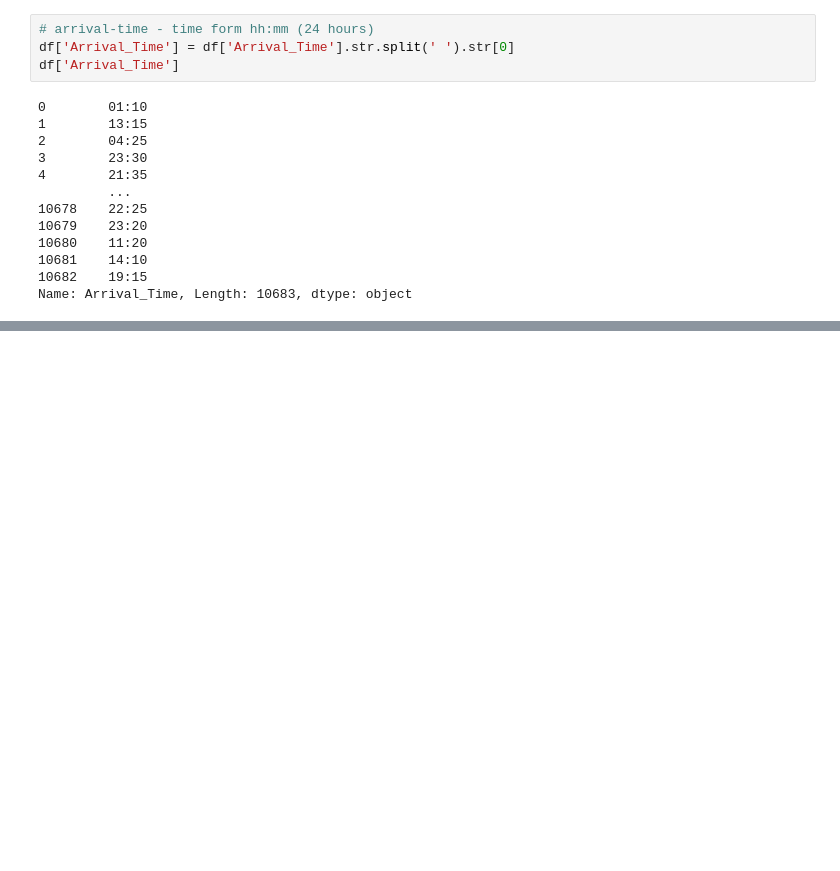
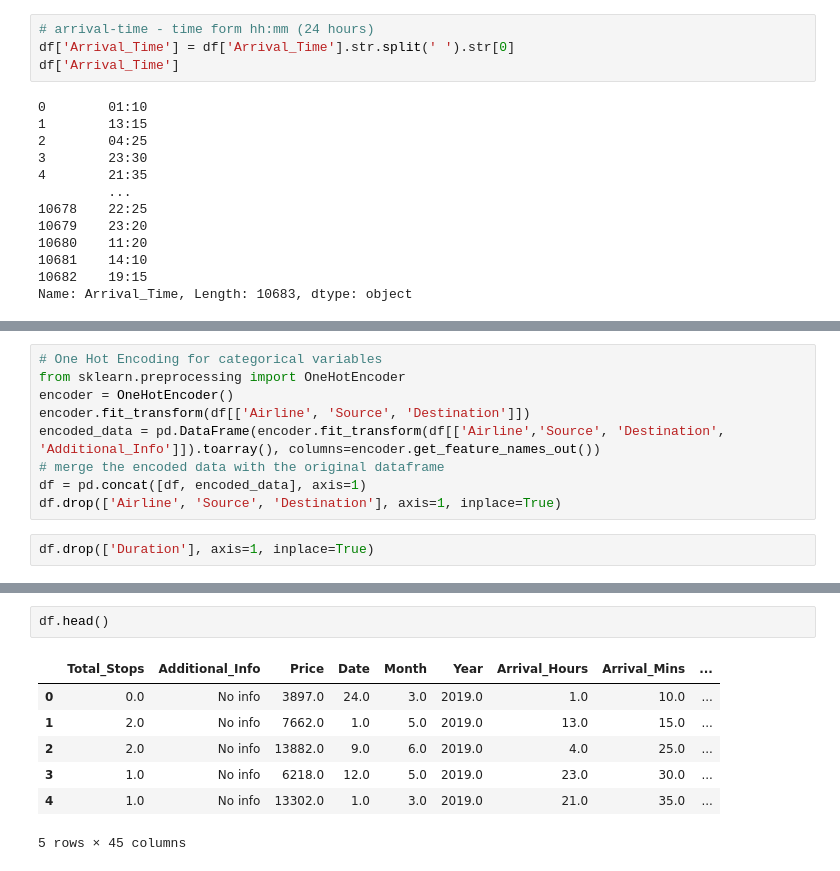
Before and after one commit to abhik12295/Data-Science-Learning, a Jupyter notebook: Core ML Topics/3. EDA & FE with Datasets/Flight_price.ipynb, the cells around one changed output, grey strips where cells are left out. Saved outputs shown, nothing was run; the diff lists cells and outputs as text; blank space fills up the shorter version.

```diff
--- a/Core ML Topics/3. EDA & FE with Datasets/Flight_price.ipynb
+++ b/Core ML Topics/3. EDA & FE with Datasets/Flight_price.ipynb
@@ -245,0 +364,11 @@ df.head()
+# %%
+# One Hot Encoding for categorical variables
+from sklearn.preprocessing import OneHotEncoder
+encoder = OneHotEncoder()
+encoder.fit_transform(df[['Airline', 'Source', 'Destination']])
+encoded_data = pd.DataFrame(encoder.fit_transform(df[['Airline','Source', 'Destination', 'Additional_Info']]).toarray(), columns=encoder.get_feature_names_out())
+# merge the encoded data with the original dataframe
+df = pd.concat([df, encoded_data], axis=1)
+df.drop(['Airline', 'Source', 'Destination'], axis=1, inplace=True)
+# %%
+df.drop(['Duration'], axis=1, inplace=True)
@@ -245,0 +395,10 @@ df.head()
+# %%
+df.head()
+# %% [output]
+|  | Total_Stops | Additional_Info | Price | Date | Month | Year | Arrival_Hours | Arrival_Mins | ... |
+| 0 | 0.0 | No info | 3897.0 | 24.0 | 3.0 | 2019.0 | 1.0 | 10.0 | ... |
+| 1 | 2.0 | No info | 7662.0 | 1.0 | 5.0 | 2019.0 | 13.0 | 15.0 | ... |
+| 2 | 2.0 | No info | 13882.0 | 9.0 | 6.0 | 2019.0 | 4.0 | 25.0 | ... |
+| 3 | 1.0 | No info | 6218.0 | 12.0 | 5.0 | 2019.0 | 23.0 | 30.0 | ... |
+| 4 | 1.0 | No info | 13302.0 | 1.0 | 3.0 | 2019.0 | 21.0 | 35.0 | ... |
+5 rows × 45 columns
```
Also changed, not shown: parts of 19 cells of this notebook.
